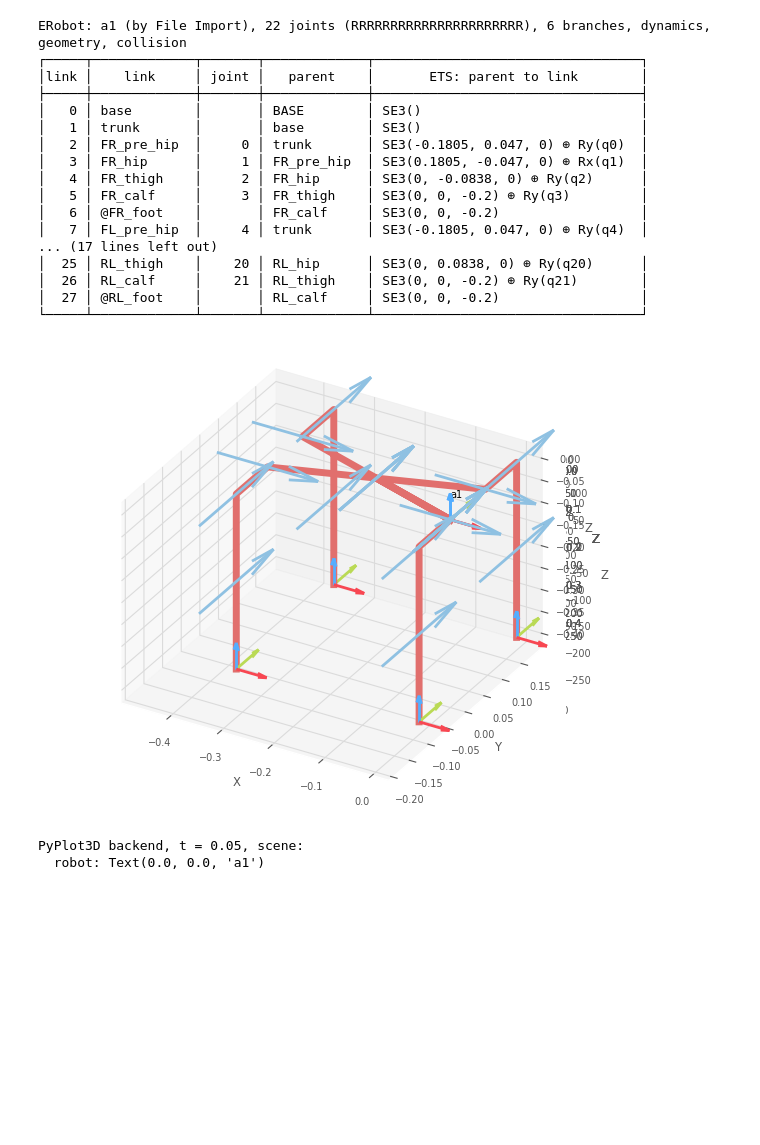
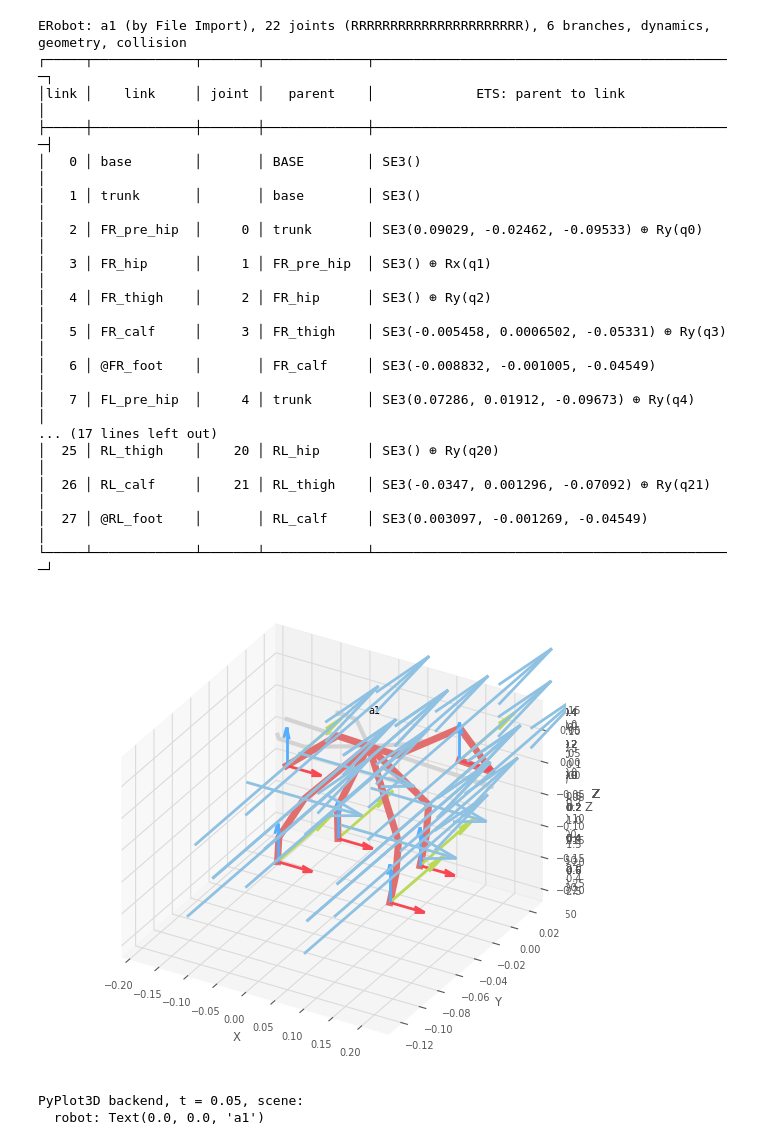
Before and after one commit to amanguptaBay/DiffRobotA1, a Jupyter notebook: visualize_robot.ipynb, the cells around one changed output. Drawn from its saved outputs; the diff is of its cells as text; code cells hidden in the pictures; blank space fills up the shorter version.

```diff
--- a/visualize_robot.ipynb
+++ b/visualize_robot.ipynb
@@ -4,50 +4,50 @@ from roboticstoolbox.robot.ERobot import ERobot
 from math import pi
 import pathlib
 
 base_dir = pathlib.Path.cwd()
 generated_directory = base_dir/"generated"
-
+#generated_directory/"generatedURDF.urdf"
 class RobotXML(ERobot):
 
     def __init__(self):
 
         links, name, urdf_string, urdf_filepath = self.URDF_read(
-            str(base_dir/"horse_like_robot.model.urdf")
+            str(base_dir/"horse_based_robot_sphere.urdf")
         )
 
         super().__init__(
             links,
             name=name,
             urdf_string=urdf_string,
             urdf_filepath=urdf_filepath,
         )
 
         self.manufacturer = "File Import"
 
 
 robot = RobotXML()
 print(robot)
 
 %matplotlib widget
 robot.plot(np.zeros(robot.n), backend="pyplot")
 # %% [output]
 ERobot: a1 (by File Import), 22 joints (RRRRRRRRRRRRRRRRRRRRRR), 6 branches, dynamics, geometry, collision
-┌─────┬─────────────┬───────┬─────────────┬──────────────────────────────────┐
-│link │    link     │ joint │   parent    │       ETS: parent to link        │
-├─────┼─────────────┼───────┼─────────────┼──────────────────────────────────┤
-│   0 │ base        │       │ BASE        │ SE3()                            │
-│   1 │ trunk       │       │ base        │ SE3()                            │
-│   2 │ FR_pre_hip  │     0 │ trunk       │ SE3(-0.1805, 0.047, 0) ⊕ Ry(q0)  │
-│   3 │ FR_hip      │     1 │ FR_pre_hip  │ SE3(0.1805, -0.047, 0) ⊕ Rx(q1)  │
-│   4 │ FR_thigh    │     2 │ FR_hip      │ SE3(0, -0.0838, 0) ⊕ Ry(q2)      │
-│   5 │ FR_calf     │     3 │ FR_thigh    │ SE3(0, 0, -0.2) ⊕ Ry(q3)         │
-│   6 │ @FR_foot    │       │ FR_calf     │ SE3(0, 0, -0.2)                  │
-│   7 │ FL_pre_hip  │     4 │ trunk       │ SE3(-0.1805, 0.047, 0) ⊕ Ry(q4)  │
+┌─────┬─────────────┬───────┬─────────────┬──────────────────────────────────────────────┐
+│link │    link     │ joint │   parent    │             ETS: parent to link              │
+├─────┼─────────────┼───────┼─────────────┼──────────────────────────────────────────────┤
+│   0 │ base        │       │ BASE        │ SE3()                                        │
+│   1 │ trunk       │       │ base        │ SE3()                                        │
+│   2 │ FR_pre_hip  │     0 │ trunk       │ SE3(0.09029, -0.02462, -0.09533) ⊕ Ry(q0)    │
+│   3 │ FR_hip      │     1 │ FR_pre_hip  │ SE3() ⊕ Rx(q1)                               │
+│   4 │ FR_thigh    │     2 │ FR_hip      │ SE3() ⊕ Ry(q2)                               │
+│   5 │ FR_calf     │     3 │ FR_thigh    │ SE3(-0.005458, 0.0006502, -0.05331) ⊕ Ry(q3) │
+│   6 │ @FR_foot    │       │ FR_calf     │ SE3(-0.008832, -0.001005, -0.04549)          │
+│   7 │ FL_pre_hip  │     4 │ trunk       │ SE3(0.07286, 0.01912, -0.09673) ⊕ Ry(q4)     │
 ... (17 lines left out)
-│  25 │ RL_thigh    │    20 │ RL_hip      │ SE3(0, 0.0838, 0) ⊕ Ry(q20)      │
-│  26 │ RL_calf     │    21 │ RL_thigh    │ SE3(0, 0, -0.2) ⊕ Ry(q21)        │
-│  27 │ @RL_foot    │       │ RL_calf     │ SE3(0, 0, -0.2)                  │
-└─────┴─────────────┴───────┴─────────────┴──────────────────────────────────┘
+│  25 │ RL_thigh    │    20 │ RL_hip      │ SE3() ⊕ Ry(q20)                              │
+│  26 │ RL_calf     │    21 │ RL_thigh    │ SE3(-0.0347, 0.001296, -0.07092) ⊕ Ry(q21)   │
+│  27 │ @RL_foot    │       │ RL_calf     │ SE3(0.003097, -0.001269, -0.04549)           │
+└─────┴─────────────┴───────┴─────────────┴──────────────────────────────────────────────┘
-[figure, old version]
+[figure, new version]
 PyPlot3D backend, t = 0.05, scene:
   robot: Text(0.0, 0.0, 'a1')
```
Also changed, not shown: 11 other files.
